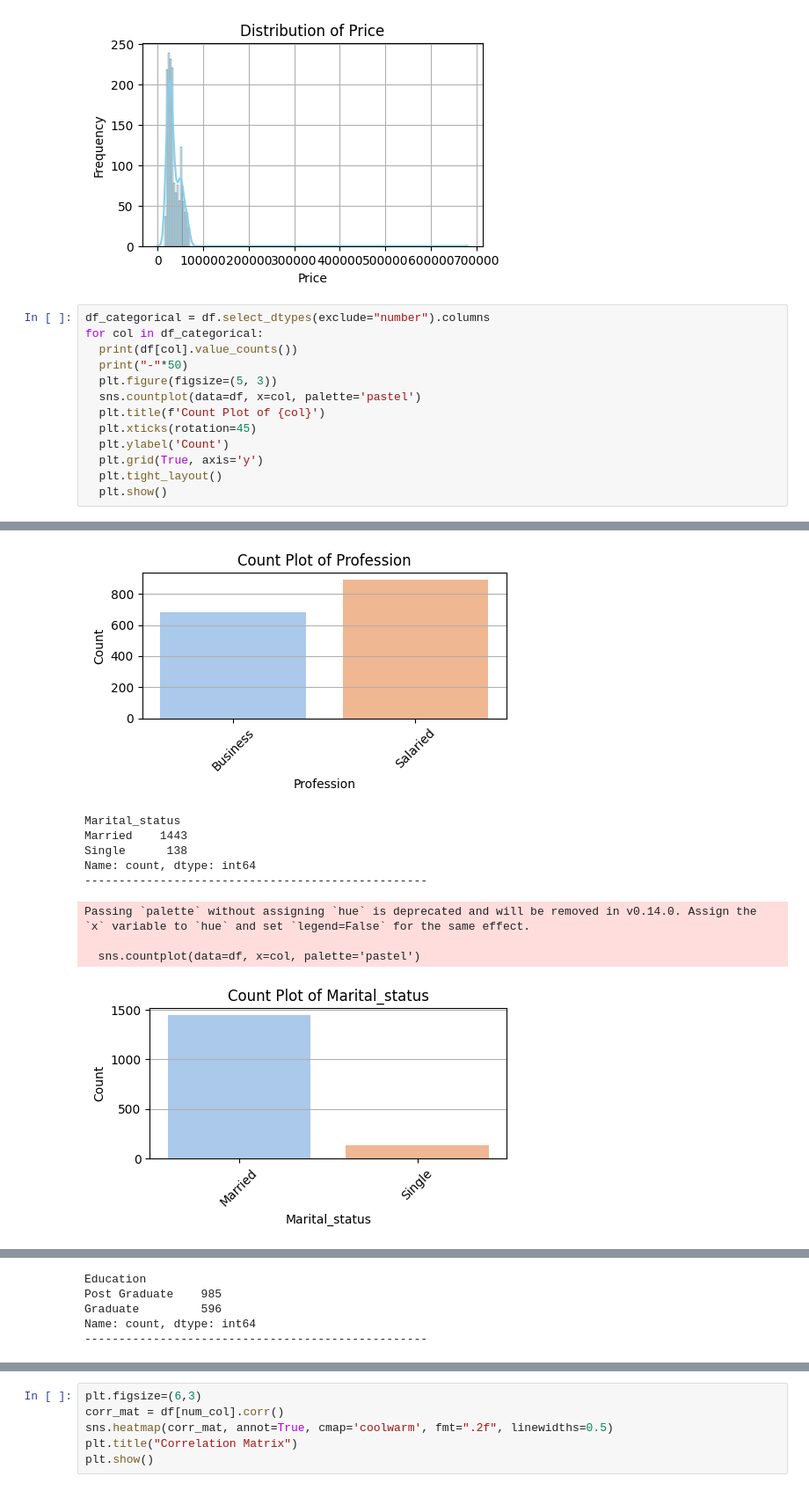
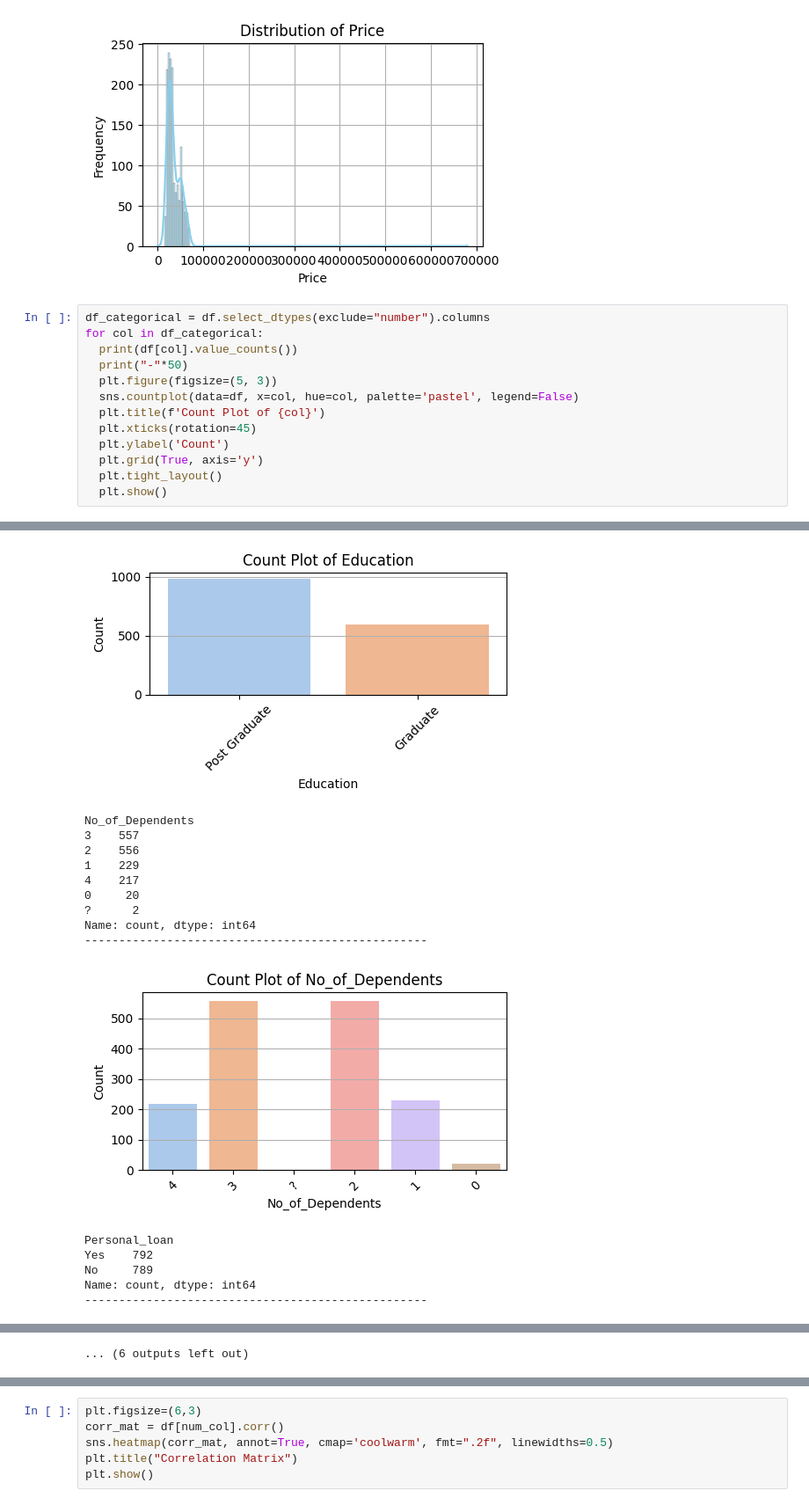
Before and after one commit to solanki13/bright-automative-company-data-analysis, a Jupyter notebook: Bootcamp1ipynb.ipynb, the cells around one changed output, grey strips where cells are left out. Shown at 88% size. Drawn from its saved outputs; the diff is of its cells as text.

```diff
--- a/Bootcamp1ipynb.ipynb
+++ b/Bootcamp1ipynb.ipynb
@@ -218,7 +218,7 @@ for col in df_categorical:
   print(df[col].value_counts())
   print("-"*50)
   plt.figure(figsize=(5, 3))
-  sns.countplot(data=df, x=col, palette='pastel')
+  sns.countplot(data=df, x=col, hue=col, palette='pastel', legend=False)
   plt.title(f'Count Plot of {col}')
   plt.xticks(rotation=45)
   plt.ylabel('Count')
@@ -248,10 +254,16 @@ Passing `palette` without assigning `hue` is deprecated and will be removed in v
-[figure]
+[figure]
-Marital_status
-Married    1443
-Single      138
+No_of_Dependents
+3    557
+2    556
+1    229
+4    217
+0     20
+?      2
 Name: count, dtype: int64
 --------------------------------------------------
+[figure, added]
-Passing `palette` without assigning `hue` is deprecated and will be removed in v0.14.0. Assign the `x` variable to `hue` and set `legend=False` for the same effect.
-
-  sns.countplot(data=df, x=col, palette='pastel')
+Personal_loan
+Yes    792
+No     789
+Name: count, dtype: int64
+--------------------------------------------------
-[figure]
@@ -258,5 +271 @@ Passing `palette` without assigning `hue` is deprecated and will be removed in v
-Education
-Post Graduate    985
-Graduate         596
-Name: count, dtype: int64
---------------------------------------------------
+... (6 outputs left out)
```
Also changed, not shown: parts of 2 cells of this notebook.
